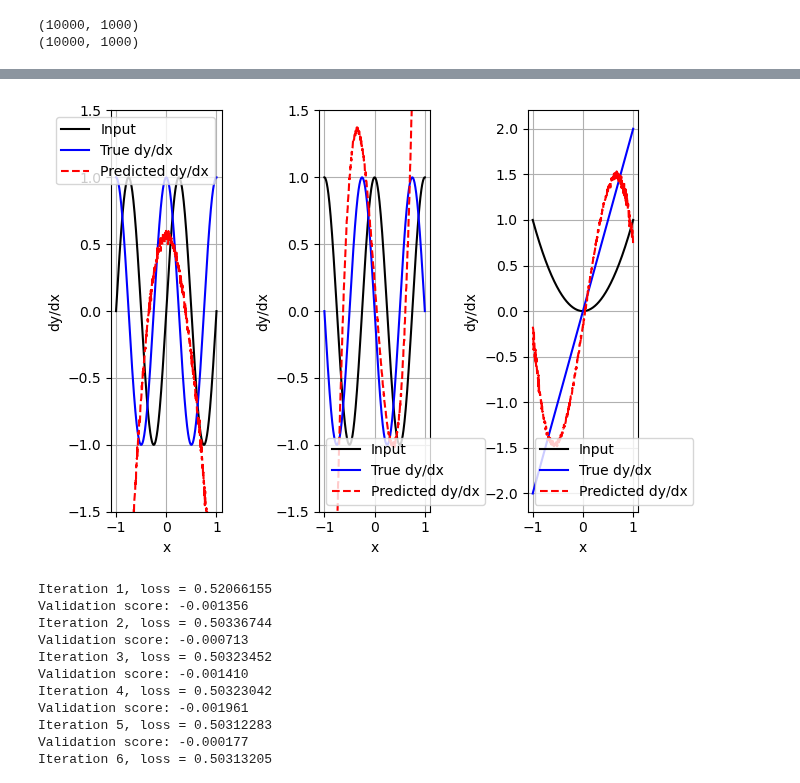
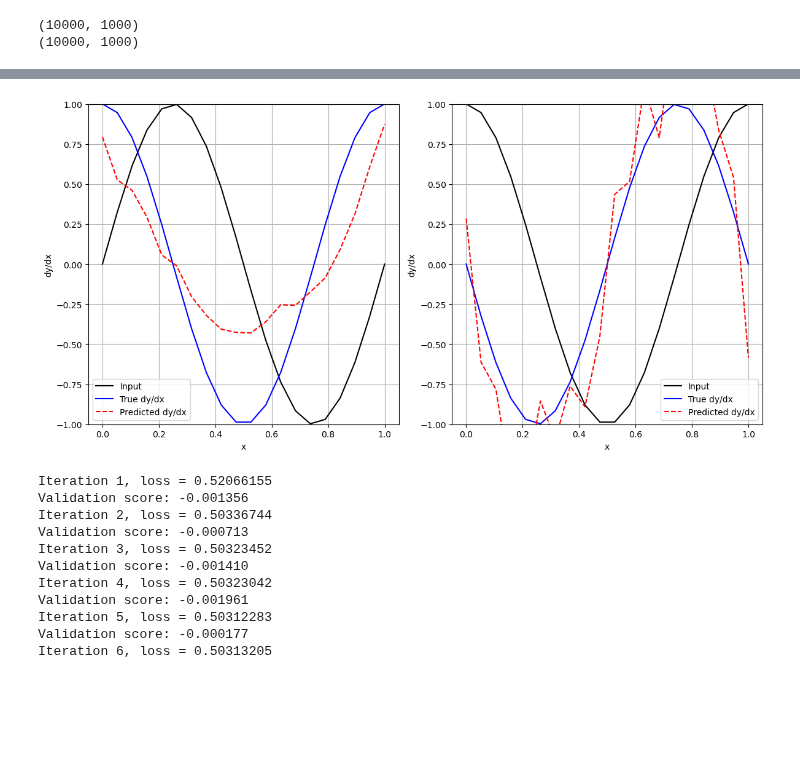
Before and after one commit to brunamendesfis/Computational_Physics, a Jupyter notebook: Redes_Neurais/Atividade_03/Exercício_01.ipynb, the cells around one changed output, grey strips where cells are left out. Cells and saved outputs as stored; diff of their text form; code cells hidden in the pictures; blank space fills up the shorter version.

```diff
--- a/Redes_Neurais/Atividade_03/Exercício_01.ipynb
+++ b/Redes_Neurais/Atividade_03/Exercício_01.ipynb
@@ -170,7 +170,7 @@ from sklearn.metrics import mean_squared_error, r2_score
 np.random.seed(42)
 
 def generate_data(qtde):
-    x = np.linspace(-1, 1, 1000).reshape(-1, 1)
+    x = np.linspace(0, 1, 1000).reshape(-1, 1)
     y = []
     dy = []
 
@@ -182,7 +182,7 @@ def generate_data(qtde):
         dy.append(np.polyval(np.polyder(coeffs), x) / np.max(np.abs(polinomio)))
 
     for _ in range(qtde // 2):  # Metade dos polinômios será de grau 3
-        p = 3  # Grau fixo
+        p = 5  # Grau fixo
         coeffs = np.random.randn(p + 1)
         polinomio = np.polyval(coeffs, x)
         y.append(polinomio)
@@ -247,7 +306,7 @@ print(dy.shape)
 X_train, X_test, y_train, y_test = train_test_split(y, dy, test_size=0.2, random_state=42)
 
 neurons = 50  # Aumentar o número de neurônios
-layers = 5    # Reduzir o número de camadas para evitar overfitting
+layers = 3    # Reduzir o número de camadas para evitar overfitting
 
 # define modelo
 model = MLPRegressor(
@@ -257,7 +316,7 @@ model = MLPRegressor(
     max_iter=1000,
     random_state=42,
     learning_rate='adaptive',
-    learning_rate_init = 0.001,
+    learning_rate_init = 0.0001,
     n_iter_no_change = 50,
     tol = 1e-8,
     verbose=True)
@@ -290,55 +349,41 @@ Training loss did not improve more than tol=0.000000 for 50 consecutive epochs.
 # %%
-# Ajustar o formato de new_y para ter 500 features
-new_x = np.linspace(-1, 1, y.shape[1]).reshape(-1, 1)  # new_x com 500 pontos
-new_y = np.sin(2 * np.pi * new_x).T  # Transpor para ter 500 features
-new_dy = np.cos(2 * np.pi * new_x).T  # Transpor para ter 500 features
+new_x = np.linspace(0, 1, y.shape[1]).reshape(-1, 1)
+new_y = np.sin(2 * np.pi * new_x).T
+new_dy = np.cos(2 * np.pi * new_x).T
 
 # Teste 1
-plt.subplot(131)
+plt.figure(figsize=(12, 6))  # Ajustar o tamanho da figura
+plt.subplot(1, 2, 1)  # 1 linha, 2 colunas, 1º gráfico
 predicted_derivative = model.predict(new_y)
 
 plt.plot(new_x, new_y[0], label='Input', color='black')
 plt.plot(new_x, new_dy[0], label='True dy/dx', color='blue')
 plt.plot(new_x, predicted_derivative[0], label='Predicted dy/dx', color='red', linestyle='dashed')
-plt.ylim(-1.5, 1.5)
+plt.ylim(-1, 1)
 plt.xlabel('x')
 plt.ylabel('dy/dx')
 plt.legend()
 plt.grid(True)
 
 # Teste 2
-plt.subplot(132)
+plt.subplot(1, 2, 2)  # 1 linha, 2 colunas, 2º gráfico
 new_y = np.cos(2 * np.pi * new_x).T
 new_dy = -np.sin(2 * np.pi * new_x).T
 predicted_derivative = model.predict(new_y)
 
 plt.plot(new_x, new_y[0], label='Input', color='black')
 plt.plot(new_x, new_dy[0], label='True dy/dx', color='blue')
 plt.plot(new_x, predicted_derivative[0], label='Predicted dy/dx', color='red', linestyle='dashed')
-plt.ylim(-1.5, 1.5)
-plt.xlabel('x')
-plt.ylabel('dy/dx')
-plt.legend()
-plt.grid(True)
-
-# Teste 3
-plt.subplot(133)
-new_y = (new_x ** 2).T
-new_dy = (2 * new_x).T
-predicted_derivative = model.predict(new_y)
-
-plt.plot(new_x, new_y[0], label='Input', color='black')
-plt.plot(new_x, new_dy[0], label='True dy/dx', color='blue')
-plt.plot(new_x, predicted_derivative[0], label='Predicted dy/dx', color='red', linestyle='dashed')
+plt.ylim(-1, 1)
 plt.xlabel('x')
 plt.ylabel('dy/dx')
 plt.legend()
 plt.grid(True)
 
 plt.tight_layout()
 plt.show()
 # %% [output]
-[figure, old version]
+[figure, new version]
 # %%
 import numpy as np
 import matplotlib.pyplot as plt
```
Also changed, not shown: parts of 3 cells of this notebook.
